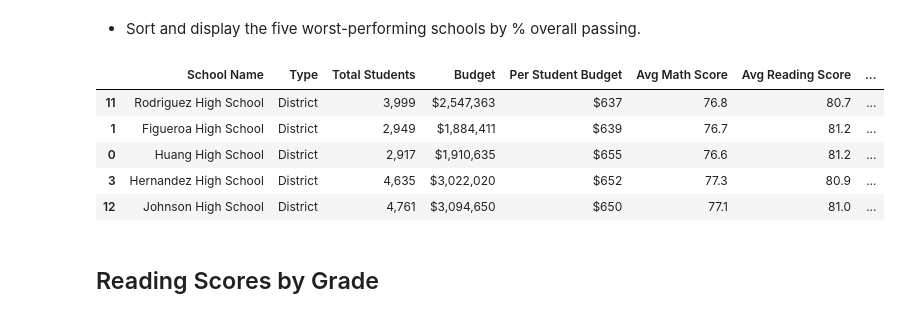
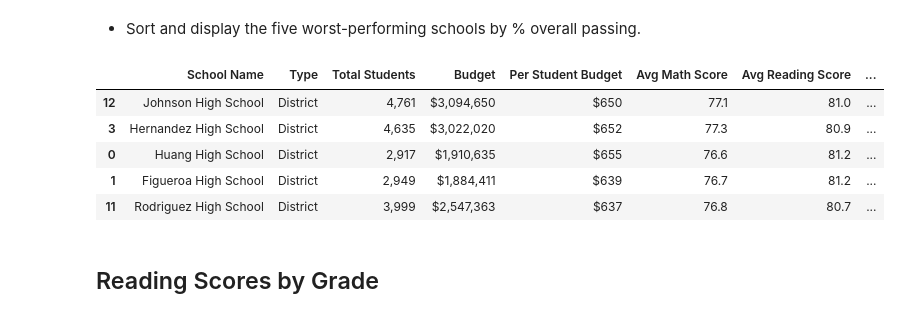
Before and after one commit to Mvhaynes/pandas-challenge, a Jupyter notebook: PyCitySchools/PyCitySchools_Script.ipynb, the cells around one changed output. Drawn from its saved outputs; the diff is of its cells as text; code cells hidden in the pictures.

```diff
--- a/PyCitySchools/PyCitySchools_Script.ipynb
+++ b/PyCitySchools/PyCitySchools_Script.ipynb
@@ -164,17 +182,16 @@ top_performing
 ## Bottom Performing Schools (By % Overall Passing)
 # %% [markdown]
 * Sort and display the five worst-performing schools by % overall passing.
-# %%
-bottom_performing = schools_df.sort_values("Percent Passing Math & Reading", ascending = True)
-bottom_performing = bottom_performing.head(5)
-bottom_performing
-# %% [output]
-|  | School Name | Type | Total Students | Budget | Per Student Budget | Avg Math Score | Avg Reading Score | ... |
-| 11 | Rodriguez High School | District | 3,999 | $2,547,363 | $637 | 76.8 | 80.7 | ... |
-| 1 | Figueroa High School | District | 2,949 | $1,884,411 | $639 | 76.7 | 81.2 | ... |
-| 0 | Huang High School | District | 2,917 | $1,910,635 | $655 | 76.6 | 81.2 | ... |
-| 3 | Hernandez High School | District | 4,635 | $3,022,020 | $652 | 77.3 | 80.9 | ... |
-| 12 | Johnson High School | District | 4,761 | $3,094,650 | $650 | 77.1 | 81.0 | ... |
+# %%
+bottom_performing = overall_performance.tail(5)
+bottom_performing
+# %% [output]
+|  | School Name | Type | Total Students | Budget | Per Student Budget | Avg Math Score | Avg Reading Score | ... |
+| 12 | Johnson High School | District | 4,761 | $3,094,650 | $650 | 77.1 | 81.0 | ... |
+| 3 | Hernandez High School | District | 4,635 | $3,022,020 | $652 | 77.3 | 80.9 | ... |
+| 0 | Huang High School | District | 2,917 | $1,910,635 | $655 | 76.6 | 81.2 | ... |
+| 1 | Figueroa High School | District | 2,949 | $1,884,411 | $639 | 76.7 | 81.2 | ... |
+| 11 | Rodriguez High School | District | 3,999 | $2,547,363 | $637 | 76.8 | 80.7 | ... |
 # %% [markdown]
 ## Reading Scores by Grade
 # %%
```
Also changed, not shown: parts of 2 cells of this notebook.
